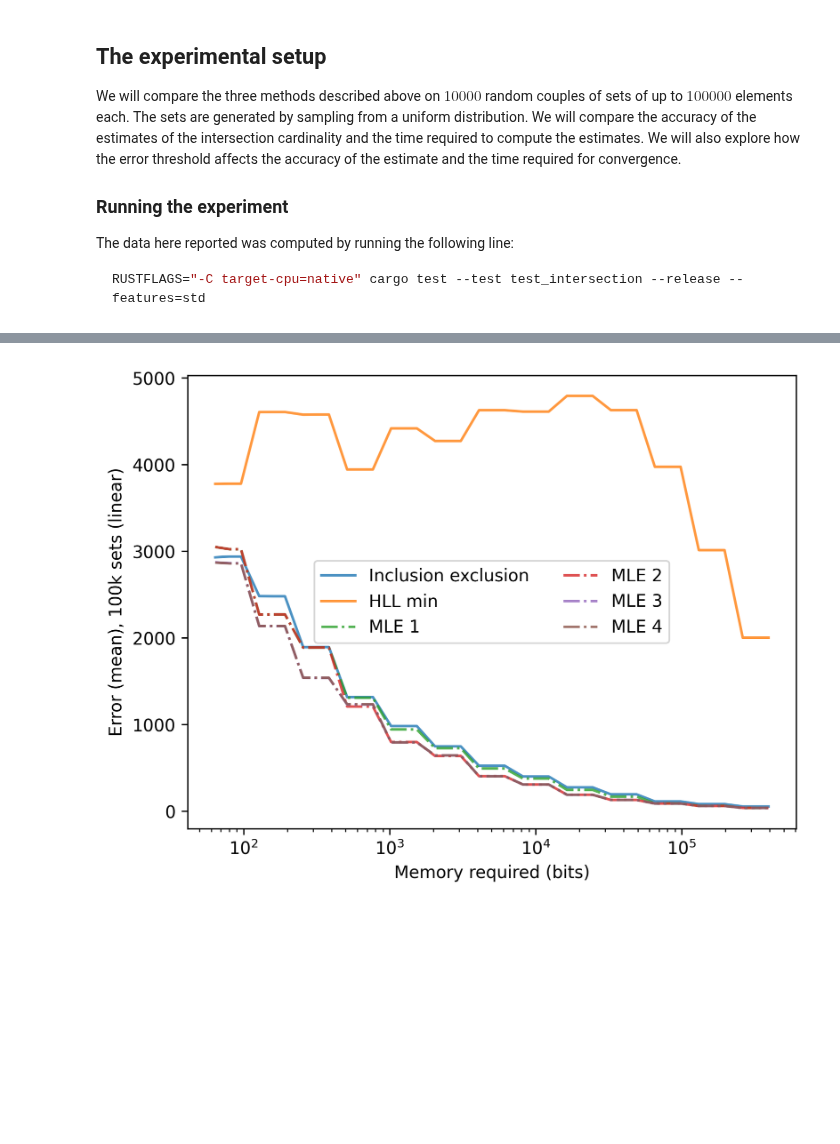
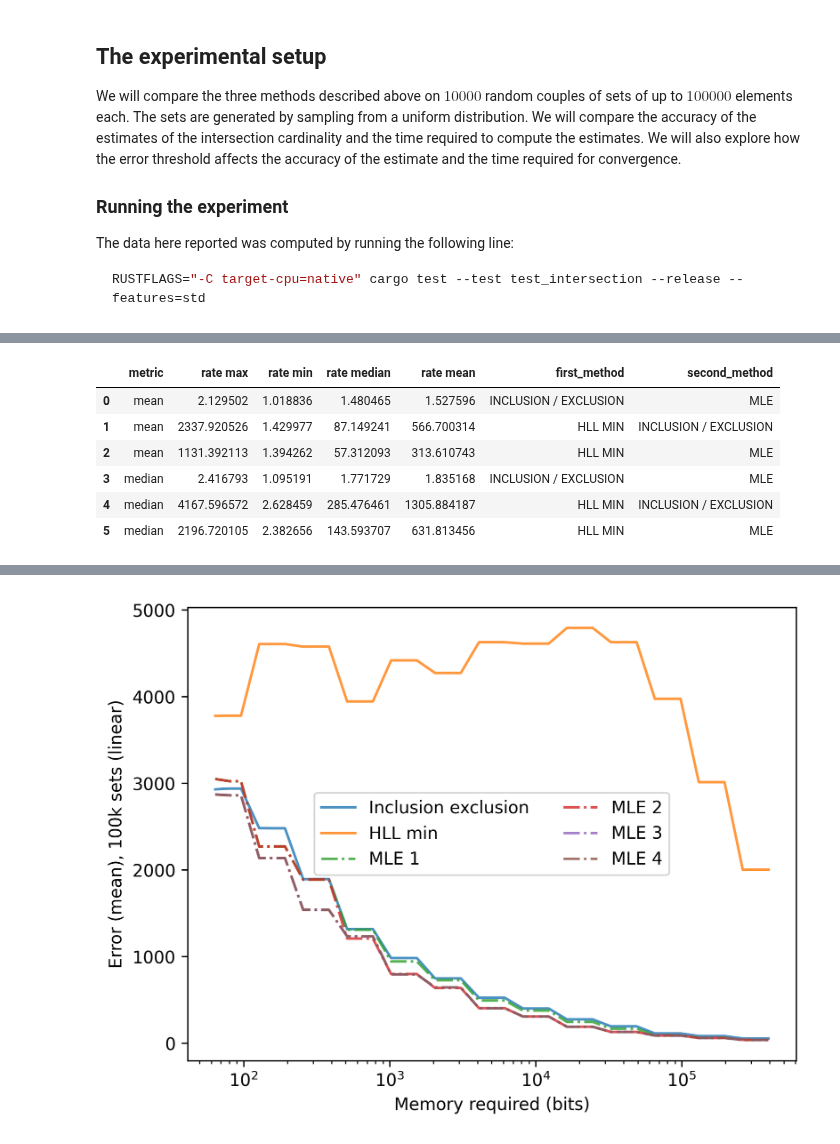
Before and after one commit to LucaCappelletti94/hyperloglog-rs, a Jupyter notebook: Intersection evaluations.ipynb, the cells around one changed output, grey strips where cells are left out. Drawn from its saved outputs; the diff is of its cells as text; code cells hidden in the pictures; blank space fills up the shorter version.

```diff
--- a/Intersection evaluations.ipynb
+++ b/Intersection evaluations.ipynb
@@ -125,0 +130,48 @@ data_hll
+# %%
+methods = []
+
+for metric in ("mean", "median"):
+    rate_ie_mle = data_hll.inclusion_exclusion_error[metric] / data_hll.mle_3_error[metric]
+    rate_min_ie = data_hll.hll_min_error[metric] / data_hll.mle_3_error[metric]
+    rate_min_mle = data_hll.hll_min_error[metric] / data_hll.inclusion_exclusion_error[metric]
+
+    methods.append(pd.DataFrame({
+        "metric": metric,
+        "rate max": rate_ie_mle.max(),
+        "rate min": rate_ie_mle.min(),
+        "rate median": rate_ie_mle.median(),
+        "rate mean": rate_ie_mle.mean(),
+        "first_method": "INCLUSION / EXCLUSION",
+        "second_method": "MLE"
+    }, index=[0]))
+
+    methods.append(pd.DataFrame({
+        "metric": metric,
+        "rate max": rate_min_ie.max(),
+        "rate min": rate_min_ie.min(),
+        "rate median": rate_min_ie.median(),
+        "rate mean": rate_min_ie.mean(),
+        "first_method": "HLL MIN",
+        "second_method": "INCLUSION / EXCLUSION"
+    }, index=[0]))
+
+    methods.append(pd.DataFrame({
+        "metric": metric,
+        "rate max": rate_min_mle.max(),
+        "rate min": rate_min_mle.min(),
+        "rate median": rate_min_mle.median(),
+        "rate mean": rate_min_mle.mean(),
+        "first_method": "HLL MIN",
+        "second_method": "MLE"
+    }, index=[0]))
+
+methods = pd.concat(methods).reset_index(drop=True)
+methods
+# %% [output]
+|  | metric | rate max | rate min | rate median | rate mean | first_method | second_method |
+| 0 | mean | 2.129502 | 1.018836 | 1.480465 | 1.527596 | INCLUSION / EXCLUSION | MLE |
+| 1 | mean | 2337.920526 | 1.429977 | 87.149241 | 566.700314 | HLL MIN | INCLUSION / EXCLUSION |
+| 2 | mean | 1131.392113 | 1.394262 | 57.312093 | 313.610743 | HLL MIN | MLE |
+| 3 | median | 2.416793 | 1.095191 | 1.771729 | 1.835168 | INCLUSION / EXCLUSION | MLE |
+| 4 | median | 4167.596572 | 2.628459 | 285.476461 | 1305.884187 | HLL MIN | INCLUSION / EXCLUSION |
+| 5 | median | 2196.720105 | 2.382656 | 143.593707 | 631.813456 | HLL MIN | MLE |
```
Also changed, not shown: parts of 16 cells of this notebook.
